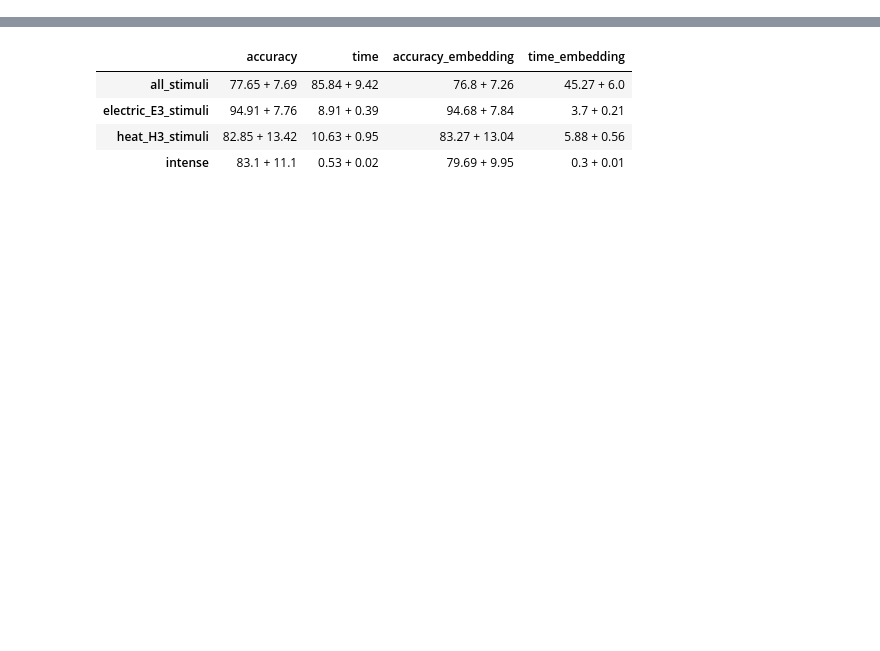
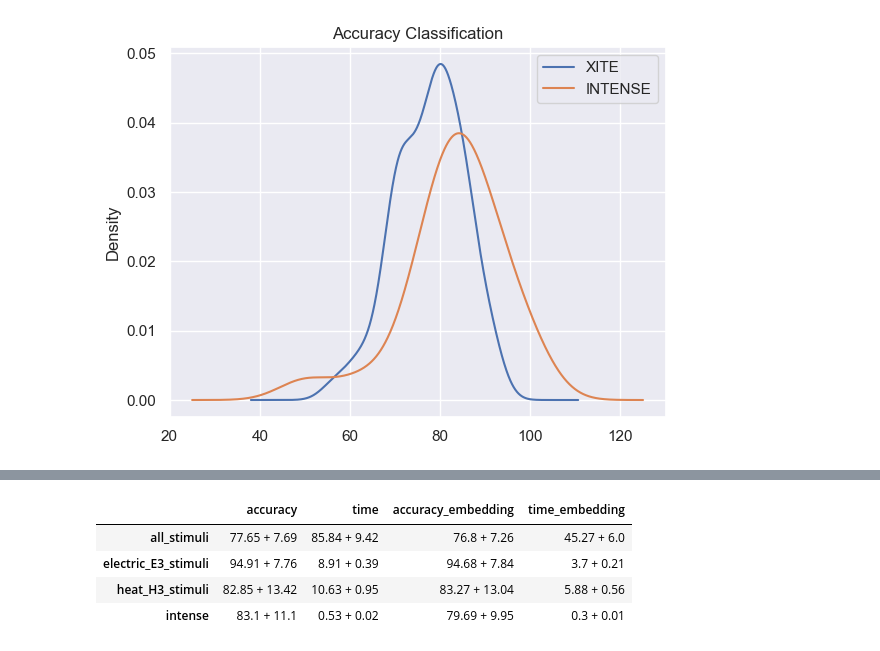
Before and after one commit to sven-knoblauch/PainLevelShiftDetection, a Jupyter notebook: Results/display_results.ipynb, the cells around one changed output, grey strips where cells are left out. Drawn from its saved outputs; the diff is of its cells as text; code cells hidden in the pictures; blank space fills up the shorter version.

```diff
--- a/Results/display_results.ipynb
+++ b/Results/display_results.ipynb
@@ -16,3 +18,11 @@ data1 = pd.read_csv(all_stimuli)
 data2 = pd.read_csv(electric_E3_stimuli)
 data3 = pd.read_csv(heat_H3_stimuli)
 data4 = pd.read_csv(intense)
+# %%
+data1["accuracy"].plot.kde()
+data4["accuracy"].plot.kde()
+plt.legend(["XITE", "INTENSE"])
+plt.title("Accuracy Classification")
+plt.show()
+# %% [output]
+[figure, added]
```
Also changed, not shown: parts of 6 cells of this notebook, 7 other files.
